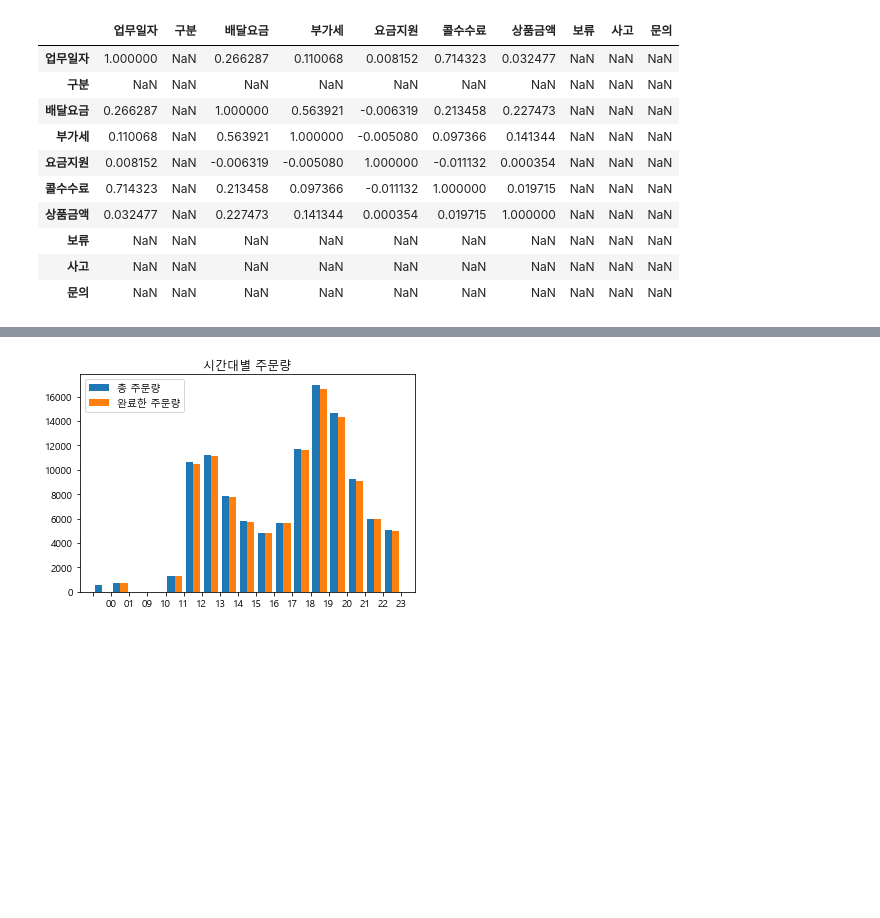
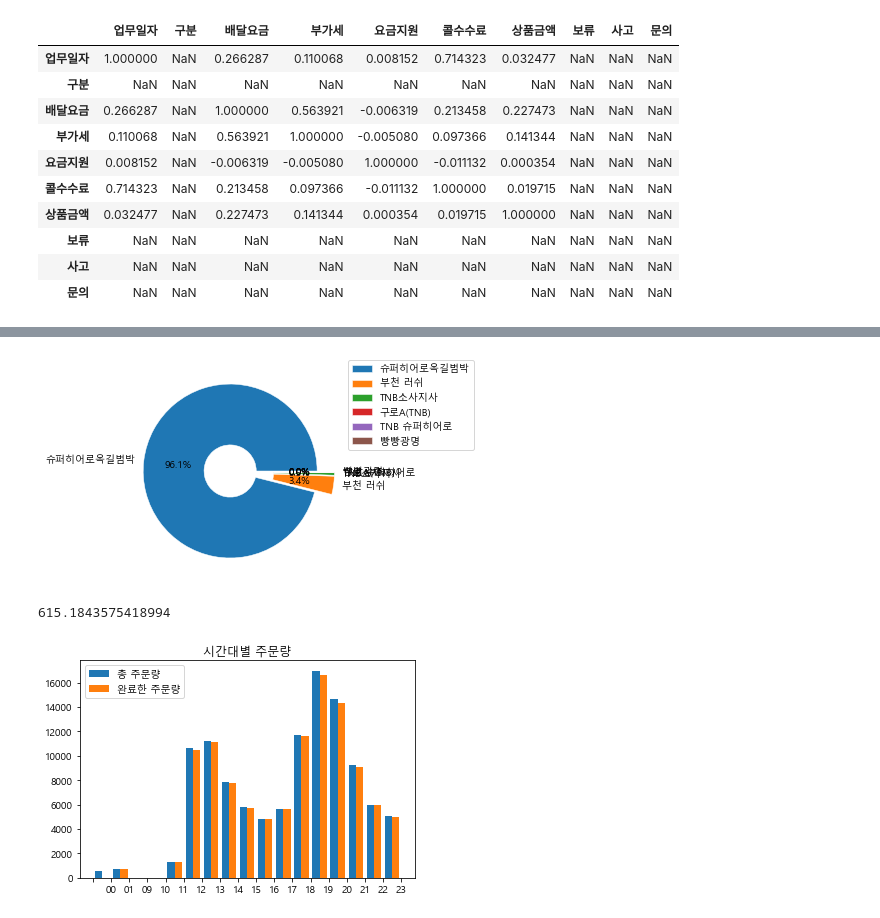
Before and after one commit to ethan528/BBS_Optimal_Position, a Jupyter notebook: EDA.ipynb, the cells around one changed output, grey strips where cells are left out. Drawn from its saved outputs; the diff is of its cells as text; code cells hidden in the pictures; blank space fills up the shorter version.

```diff
--- a/EDA.ipynb
+++ b/EDA.ipynb
@@ -84 +100,17 @@ df1.corr()
+# %%
+company_ratio_list = [len(df1[df1['기사소속회사'] == i]) for i in df1['기사소속회사'].unique()]
+labels = df1['기사소속회사'].unique()
+explode = [0.1 for _ in range(len(df1['기사소속회사'].unique()))]
+wedgeprops = {'width': 0.7, 'edgecolor': 'w', 'linewidth': 0.5}
+
+plt.pie(company_ratio_list, labels=labels, autopct = '%.1f%%',
+explode=explode , wedgeprops=wedgeprops)
+plt.legend(loc = (1, 0.6))
+plt.show()
+# %% [output]
+[figure, added]
+# %%
+deliveryman = [len(df1[df1['기사전화'] == i]) for i in df1['기사전화'].unique()]
+# %% [output]
+615.1843575418994
 # %%
```
Also changed, not shown: parts of 4 cells of this notebook.
